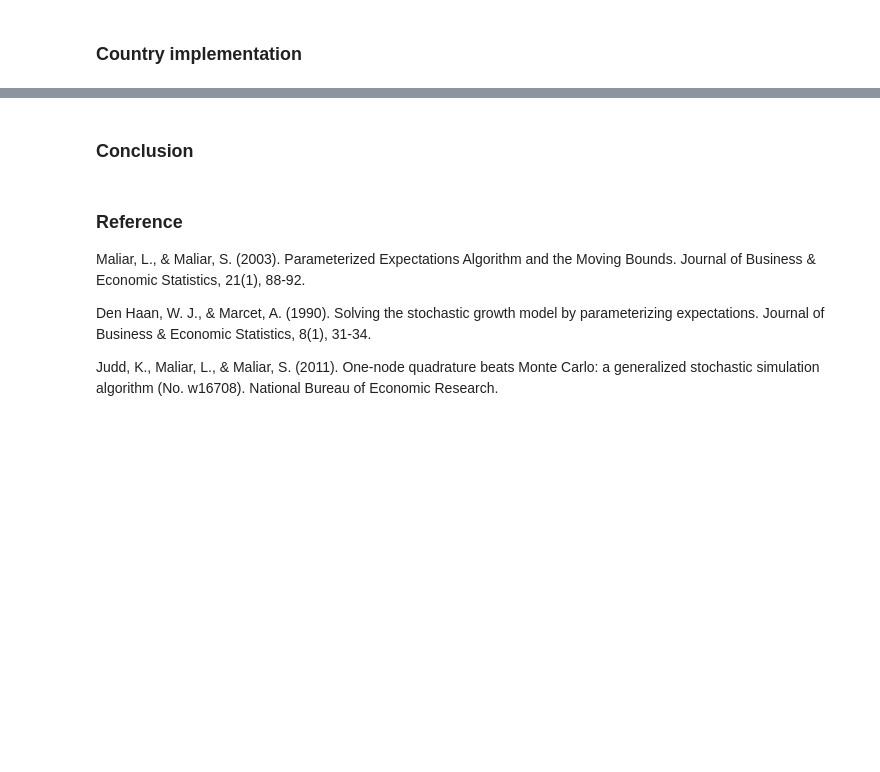
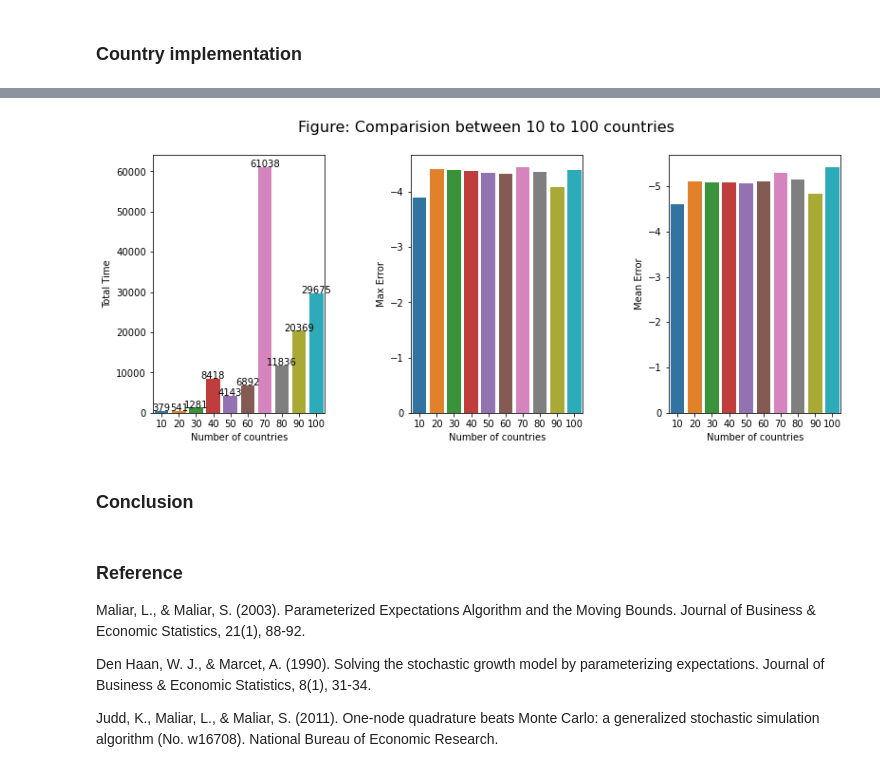
Before and after one commit to PoTseCheng/OSE, a Jupyter notebook: GSS/Gss python/OSE final report.ipynb, the cells around one changed output, grey strips where cells are left out. Saved outputs shown, nothing was run; the diff lists cells and outputs as text; code cells hidden in the pictures; blank space fills up the shorter version.

Commit message:
Finish all countries' figures.

```diff
--- a/GSS/Gss python/OSE final report.ipynb
+++ b/GSS/Gss python/OSE final report.ipynb
@@ -327,3 +297,7 @@ for i in range(20,110,10):
+# %%
+country_Figure2()
+# %% [output]
+[figure, added]
 # %% [markdown]
 ### Conclusion
 # %% [markdown]
```
Also changed, not shown: parts of 10 cells of this notebook, 2 other files.
